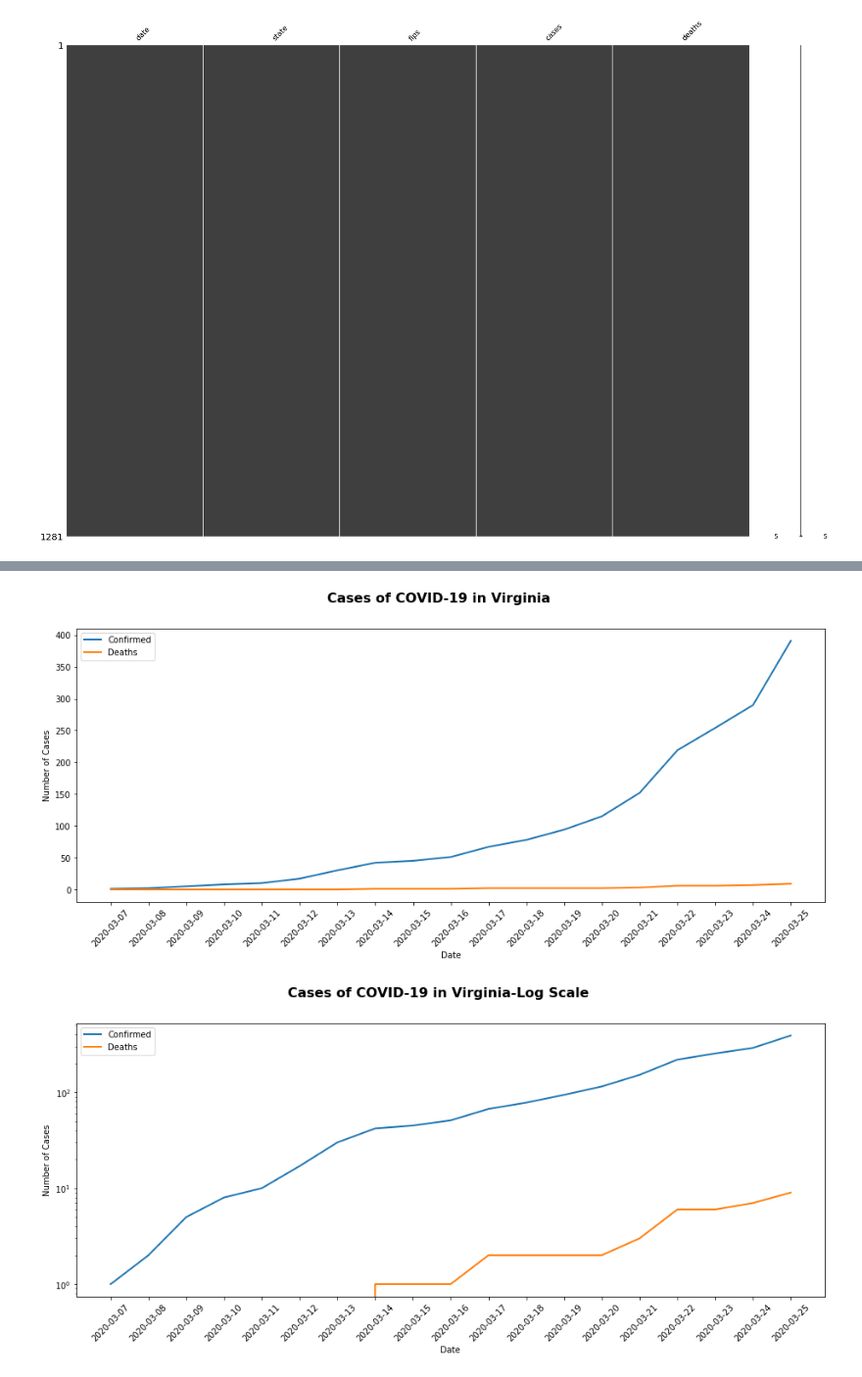
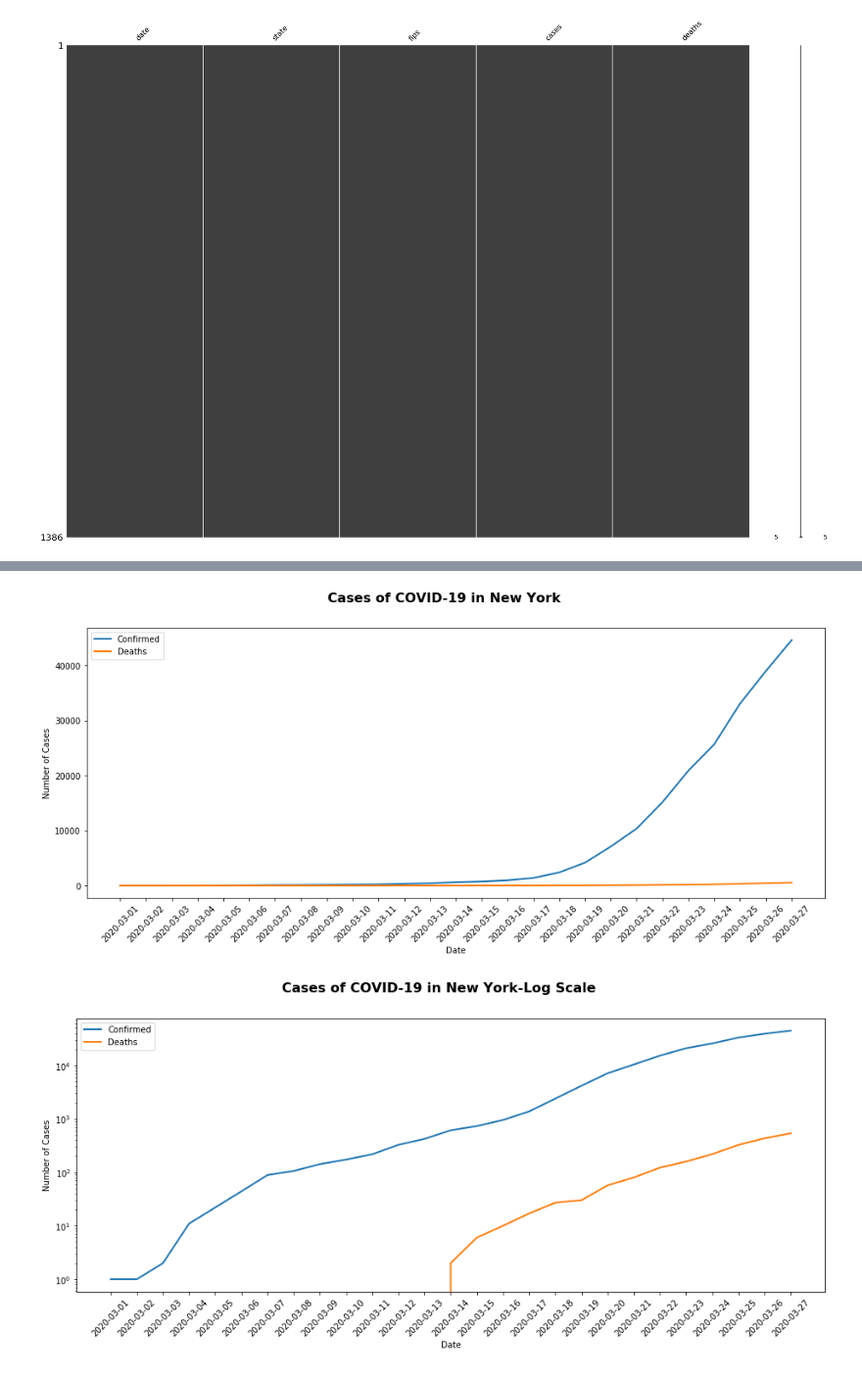
Before and after one commit to brianjosey/COVID-19, a Jupyter notebook: Exploratory Data Analysis.ipynb, the cells around one changed output, grey strips where cells are left out. Shown at 98% size. Cells and saved outputs as stored; diff of their text form; code cells hidden in the pictures.

```diff
--- a/Exploratory Data Analysis.ipynb
+++ b/Exploratory Data Analysis.ipynb
@@ -306,6 +400,6 @@ plt.show()
 # %%
 # Plot cases and death at state level
-STATE = 'Virginia'
+STATE = 'New York'
 
 plot_data = nyt_state_data.loc[nyt_state_data['state'] == STATE]
 plot_data
@@ -314,35 +408,35 @@ fig, ax = plt.subplots(figsize = (16,6))
 
 sns.lineplot(x=plot_data['date'], y=plot_data['cases'], sort=False, linewidth = 2)
 sns.lineplot(x=plot_data['date'], y=plot_data['deaths'], sort=False, linewidth = 2)
 
 plt.suptitle(f"Cases of COVID-19 in {STATE}", fontsize=16, fontweight='bold')
 plt.xticks(rotation=45)
 plt.xlabel('Date')
 plt.ylabel('Number of Cases')
 
 ax.legend(['Confirmed', 'Deaths'])
 
 plt.show()
 
 
 
 fig,ax = plt.subplots(figsize=(16, 6))
 ax.set(yscale="log")
 
 sns.lineplot(x=plot_data['date'], y=plot_data['cases'], sort=False, linewidth = 2)
 sns.lineplot(x=plot_data['date'], y=plot_data['deaths'], sort=False, linewidth = 2)
 
 plt.suptitle(f"Cases of COVID-19 in {STATE}-Log Scale", fontsize=16, fontweight='bold')
 plt.xticks(rotation=45)
 plt.xlabel('Date')
 plt.ylabel('Number of Cases')
 
 ax.legend(['Confirmed', 'Deaths'])
 
 plt.show()
 # %% [output]
-[figure, old version]
+[figure, new version]
-[figure, old version]
+[figure, new version]
 # %%
 state_data = nyt_state_data.groupby(['date', 'state'], sort=True).sum().reset_index()
 state_data
```
Also changed, not shown: parts of 33 cells of this notebook, 1 other file.
